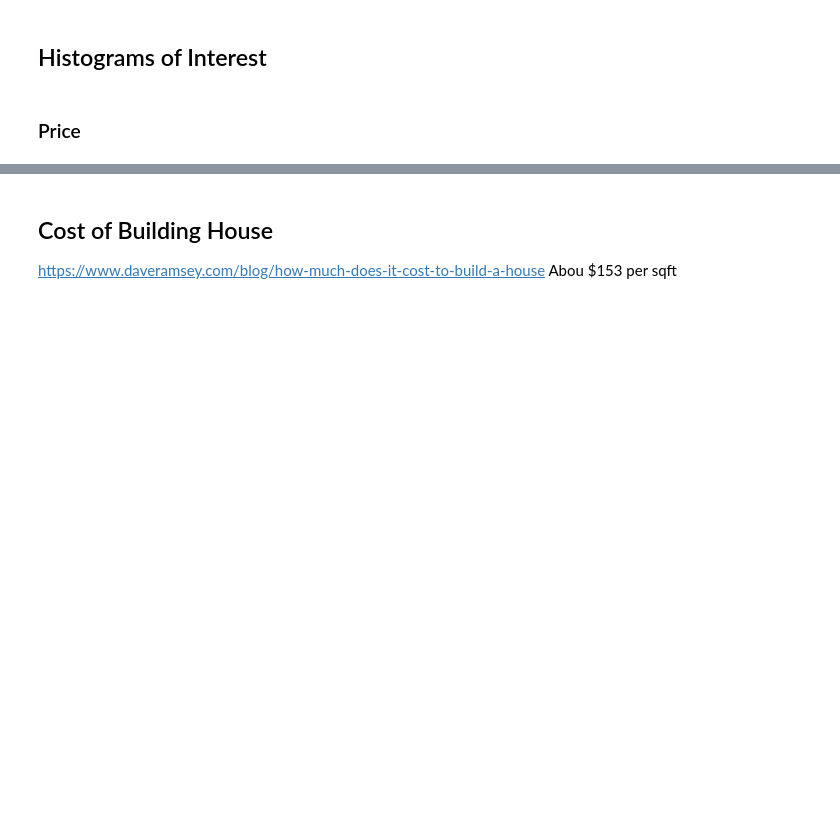
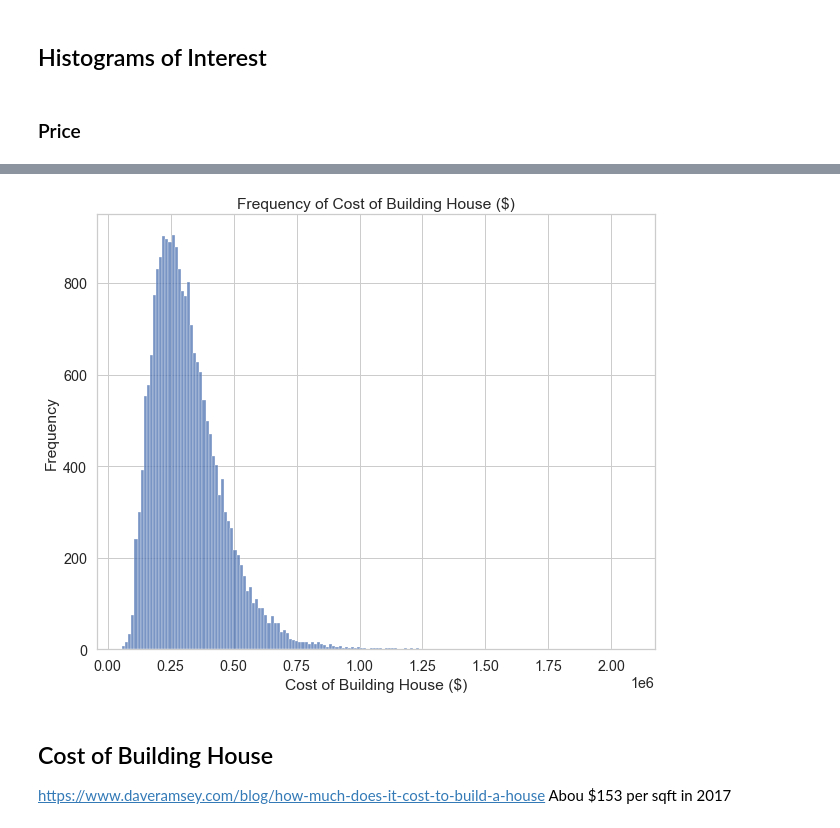
Before and after one commit to danvalen1/KingCounty-Housing, a Jupyter notebook: DAV.ipynb, the cells around one changed output, grey strips where cells are left out. Saved outputs shown, nothing was run; the diff lists cells and outputs as text; code cells hidden in the pictures; blank space fills up the shorter version.

Commit message:
baseline model and graphs

```diff
--- a/DAV.ipynb
+++ b/DAV.ipynb
@@ -189,4 +194,8 @@ cm.PlotHist(df, xvar='price')
+# %%
+cm.PlotHist(df, xvar='cost')
+# %% [output]
+[figure, added]
 # %% [markdown]
 ## Cost of Building House
 https://www.daveramsey.com/blog/how-much-does-it-cost-to-build-a-house
-Abou $153 per sqft
+Abou $153 per sqft in 2017
```
Also changed, not shown: parts of 3 cells of this notebook, 14 other files.
